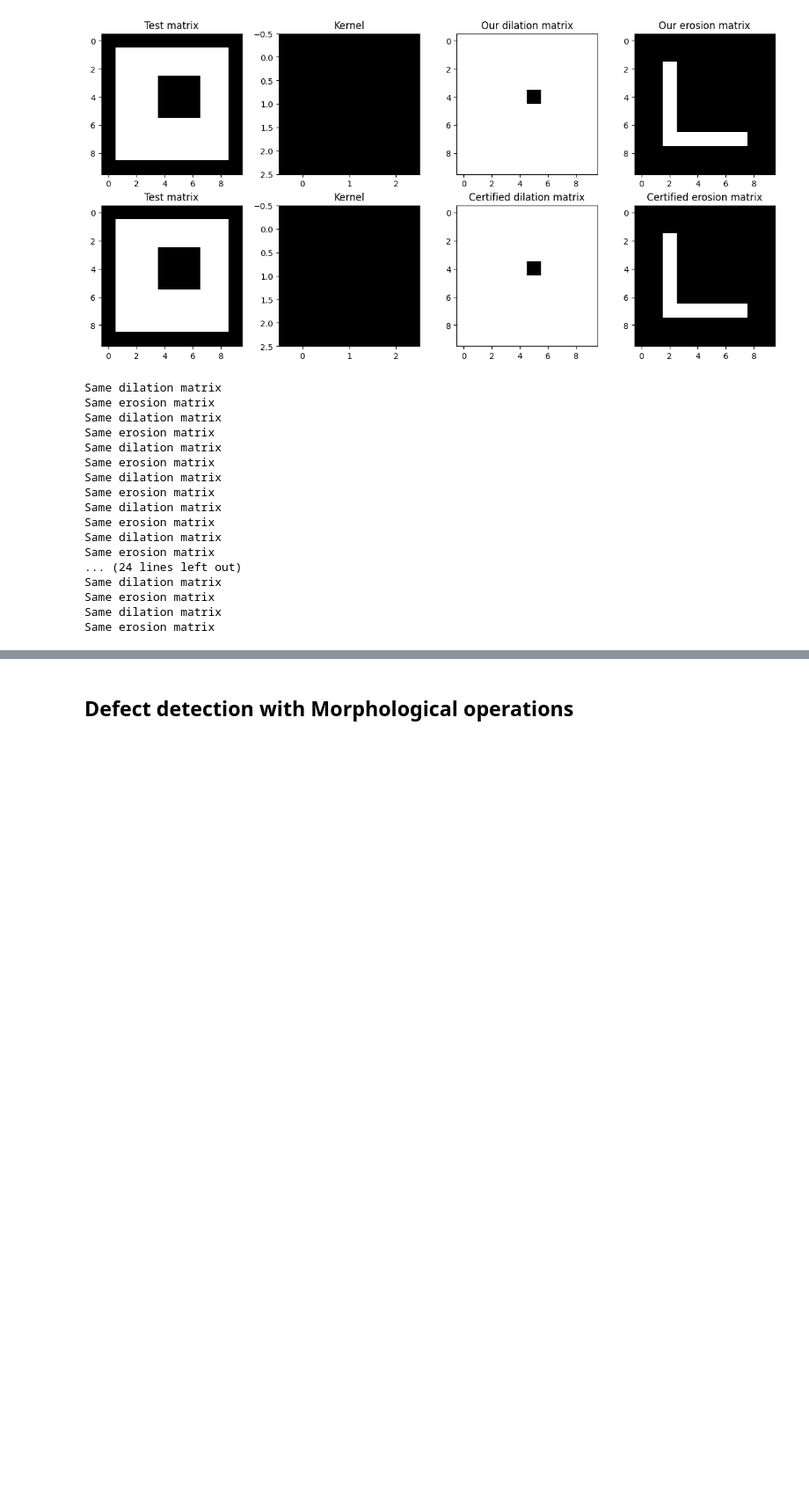
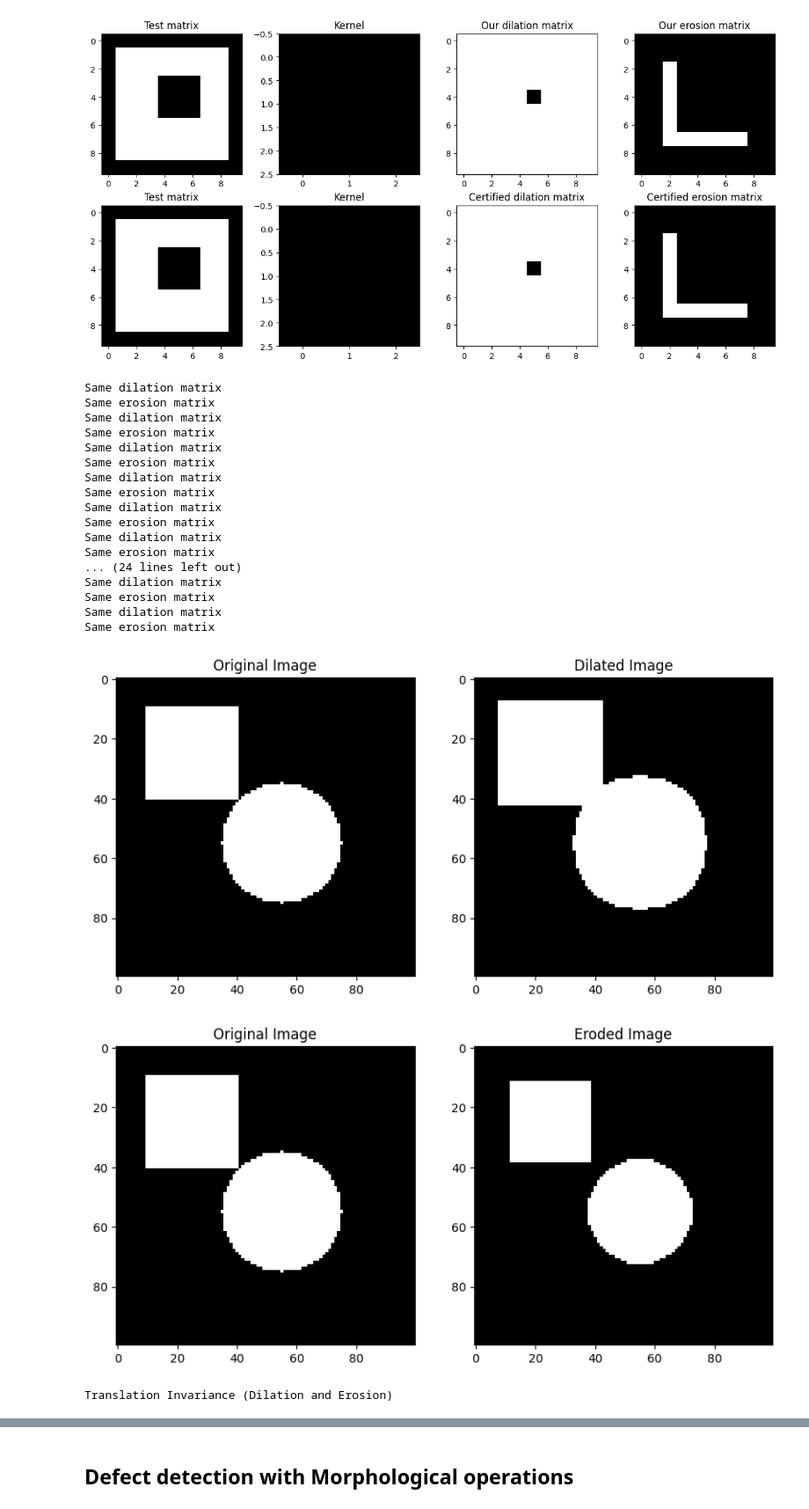
Before and after one commit to IvanGomez37/UAB23-Computer-Vision-Labs, a Jupyter notebook: Lab 2/Practicum_Fundamentals_CV_Students_Lab2.ipynb, the cells around one changed output, grey strips where cells are left out. Shown at 88% size. Cells and saved outputs as stored; diff of their text form; code cells hidden in the pictures; blank space fills up the shorter version.

Commit message:
Demonstration of each property

```diff
--- a/Lab 2/Practicum_Fundamentals_CV_Students_Lab2.ipynb
+++ b/Lab 2/Practicum_Fundamentals_CV_Students_Lab2.ipynb
@@ -346,3 +346,83 @@ def convex_hull(image):
 
 def skeletonize(image):
     pass
+# %%
+# Demonstration of each property
+
+# Display functions
+def show_images(original, processed, title_original, title_processed):
+    plt.figure(figsize=(10, 5))
+
+    plt.subplot(1, 2, 1)
+    plt.imshow(original, cmap='gray')
+    plt.title(title_original)
+
+    plt.subplot(1, 2, 2)
+    plt.imshow(processed, cmap='gray')
+    plt.title(title_processed)
+
+    plt.show()
+
+# Generating an image
+image = np.zeros((100, 100), dtype=np.uint8)
+# Drawing geometric shapes
+cv2.rectangle(image, (10, 10), (40, 40), 255, -1)  # Rectangle
+cv2.circle(image, (55, 55), 20, 255, -1)  # Circle
+# Generating the structuring element
+structuring_element = np.ones((5, 5), dtype=np.uint8)
+
+# Demonstration of properties
+dilated_image = dilation(image, structuring_element)
+eroded_image = erosion(image, structuring_element)
+show_images(image, dilated_image, 'Original Image', 'Dilated Image')
+show_images(image, eroded_image, 'Original Image', 'Eroded Image')
+
+# Translation Invariance (Dilation and Erosion)
+print("Translation Invariance (Dilation and Erosion)")
+translation_matrix = np.float32([[1, 0, 20], [0, 1, 20]])  # Translate by (20, 20)
+translated_image = cv2.warpAffine(image, translation_matrix, (100, 100)) # Image translation using cv2.warpAffine
+show_images(image, translated_image, 'Original Image', 'Translated Image')
+print("Translation Invariance (Dilation and Erosion)")
+print("Dilation")
+dilated_translated = dilation(translated_image, structuring_element)
+translated_dilated = cv2.warpAffine(dilated_image, translation_matrix, (100, 100))
+show_images(dilated_translated, translated_dilated, 'Dilated Translated', 'Translated Dilated')
+print("Erosion")
+eroded_translated = erosion(translated_image, structuring_element)
+translated_eroded = cv2.warpAffine(eroded_image, translation_matrix, (100, 100))
+show_images(eroded_translated, translated_eroded, 'Eroded Translated', 'Translated Eroded')
+
+# Anti-Extensive (Erosion) -> phy(X) included in X
+print("Anti-Extensive (Erosion) -> phy(X) included in X")
+eroded_twice = erosion(eroded_image, structuring_element)
+show_images(eroded_image, eroded_twice, 'Eroded Image', 'Eroded Twice')
+
+# Extensive (Dilation) -> X included in phy(X)
+print("Extensive (Dilation) -> X included in phy(X)")
+dilated_twice = dilation(dilated_image, structuring_element)
+show_images(dilated_image, dilated_twice, 'Dilated Image', 'Dilated Twice')
+
+# Idempotence (Open and Close) -> phy(phy(X)) = phy(X)
+print("Idempotence (Open and Close) -> phy(phy(X)) = phy(X)")
+print("Opening")
+image_opening = opening(image, structuring_element)
+twice_opening = opening(image_opening, structuring_element)
+show_images(image_opening, twice_opening, 'Opening Image', 'Opening Twice')
+print("Closing")
+image_closing = closing(image, structuring_element)
+twice_closing = closing(image_closing, structuring_element)
+show_images(image_closing, twice_closing, 'Closing Image', 'Closing Twice')
+
+# Monotonically increasing (Dilation and Erosion) -> Increasing the size of the structuring element results in a larger effect on the image.
+print("Monotonically increasing (Dilation and Erosion) -> Increasing the size of the structuring element results in a larger effect on the image.")
+larger_structuring_element = np.ones((7,7), dtype=np.uint8)
+print("Dilation")
+dilated_large = dilation(image, larger_structuring_element)
+show_images(dilated_image, dilated_large, 'Dilated Image (Small SE)', 'Dilated Image (Larger SE)')
+print("Erosion")
+eroded_large = erosion(image, larger_structuring_element)
+show_images(eroded_image, eroded_large, 'Eroded Image (Small SE)', 'Eroded Image (Larger SE)')
+# %% [output]
+[figure, added]
+[figure, added]
+Translation Invariance (Dilation and Erosion)
```
Also changed, not shown: parts of 3 cells of this notebook.
